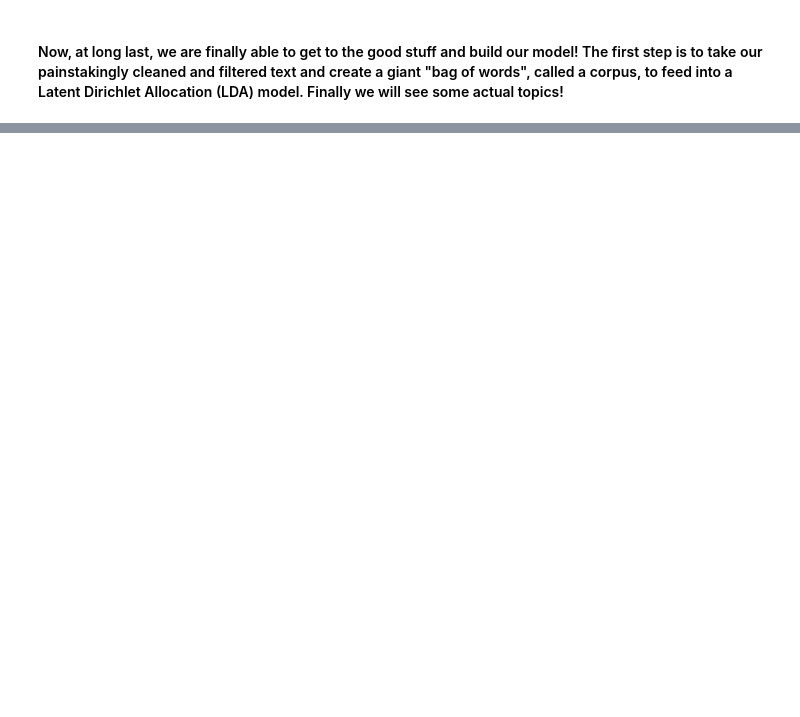
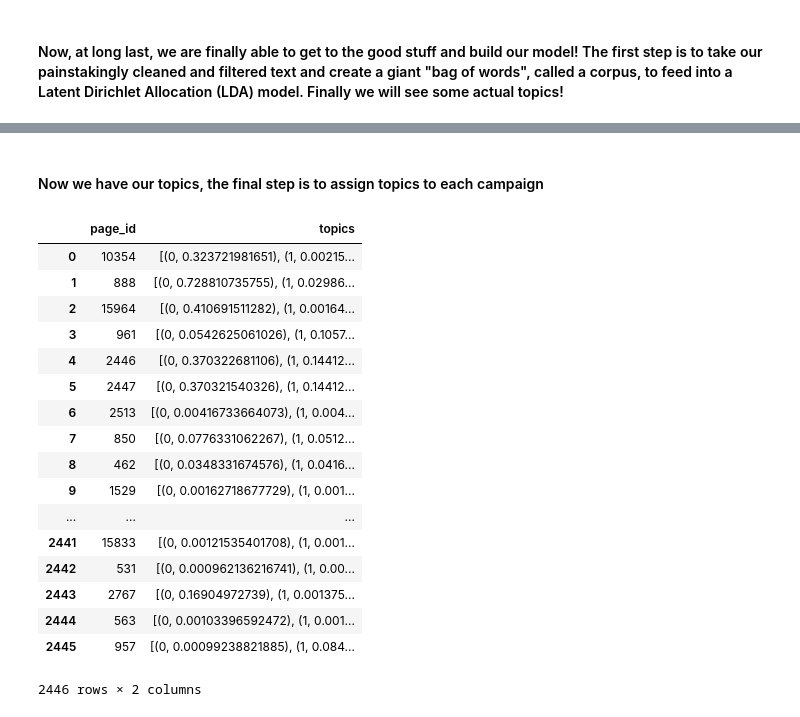
Before and after one commit to tara-m-harwood/springboard_coursework, a Jupyter notebook: Topic analysis with LDA - refactor.ipynb, the cells around one changed output, grey strips where cells are left out. Drawn from its saved outputs; the diff is of its cells as text; code cells hidden in the pictures; blank space fills up the shorter version.

```diff
--- a/Topic analysis with LDA - refactor.ipynb
+++ b/Topic analysis with LDA - refactor.ipynb
@@ -142,4 +157,6 @@ merged = pd.DataFrame(filtered[['page_id','page_name','text_filtered','tags_clea
 merged['text_merged'] = '' # for combined result of text and tags
 
 merged = concat_cols(merged,'text_filtered','tags_clean','text_merged',3)
-merged.head(4)
+
+pd.options.display.max_colwidth =60
+merged[['page_id','text_filtered','tags_clean','text_merged']].head(4)
@@ -148,15 +171,15 @@ merged.head(4)
 # %%
 def exclude_stopwords(df,old_col,new_col,num):
     stop_words = set(stopwords.words('english')) #read in my text file of stopwords
-    df[new_col] = df[old_col].apply(lambda x:[item for item in x if item not in stop_words]) #remove the stop words
+    df[new_col] = df[old_col].apply(lambda x:[word for word in x if word not in stop_words]) #remove the stop words
     ready_freq = FreqDist(df[new_col].sum()).most_common(num) #return the top words that are left by frequency
     return ready, ready_freq
 
-ready = pd.DataFrame(merged[['page_id','page_name','text_merged']]) #copy results of last step into a new frame
-ready['text_ready'] = ''
+go = pd.DataFrame(merged[['page_id','page_name','text_merged']]) #copy results of last step into a new frame
+go['text_go'] = ''
 
-ready, ready_freq = exclude_stopwords(ready,'text_merged','text_ready',10)
+go, go_freq = exclude_stopwords(ready,'text_merged','text_go',10)
 
-ready_freq #I use this list to find common words that I don't want in my analysis, then manually add them the stoplist
+go_freq #I use this list to find common words that I don't want in my analysis, then manually add them the stoplist
 
-ready_freq
+go_freq
@@ -169,10 +234,10 @@ def generate_lda(df,col,topics,words):
     camp_corpus = df[col].tolist()
     dictionary = corpora.Dictionary(camp_corpus)
     corpus = [dictionary.doc2bow(text) for text in camp_corpus]
-    lda = models.ldamodel.LdaModel(corpus, num_topics=topics, id2word = dictionary, passes=75)
+    lda = models.ldamodel.LdaModel(corpus, num_topics=topics, id2word = dictionary, passes=100)
     topics = lda.print_topics(num_topics=topics,num_words=words)
     return lda, corpus, dictionary, topics
 
-lda, corpus, dictionary, all_topics = generate_lda(ready,'text_ready',15,3)
+lda, corpus, dictionary, all_topics = generate_lda(stemmed,'text_stemmed',8,2)
 
 all_topics
@@ -182,0 +259,49 @@ pyLDAvis.display(vis)
+# %% [markdown]
+#### Now we have our topics, the final step is to assign topics to each campaign
+# %%
+# freq = FreqDist(df[old_col][0]).most_common(5) #return the top words that are left by frequency
+assigned = pd.DataFrame(stemmed[['page_id','page_name','text_stemmed']])
+assigned['freq'] = ''
+assigned['topics'] = ''
+
+def calc_freq(df,old_col,new_col,num):
+    #DAN: must be a more pythonic way of doing this, right?
+    for index, row in df.iterrows():
+        camp_freq = df['text_stemmed'][index]
+        dist = FreqDist(camp_freq)
+        df.set_value(index,'freq',dist.most_common(num))
+    return df
+
+def assign_topics(df,old_col,new_col,num):
+    #DAN: This one too!  I could only figure these out with loops
+    for index, row in df.iterrows():
+        t = df[old_col][index]
+        doc_bow = dictionary.doc2bow(t)
+        camp_tops = lda.get_document_topics(doc_bow,num)
+        df.set_value(index,new_col, camp_tops)
+    return df
+
+assigned = calc_freq(assigned,'text_stemmed','freq',20)
+assigned = assign_topics(assigned,'text_stemmed','topics',0)
+
+pd.options.display.max_colwidth =150
+assigned[['page_id','topics']]
+# %% [output]
+|  | page_id | topics |
+| 0 | 10354 | [(0, 0.323721981651), (1, 0.00215... |
+| 1 | 888 | [(0, 0.728810735755), (1, 0.02986... |
+| 2 | 15964 | [(0, 0.410691511282), (1, 0.00164... |
+| 3 | 961 | [(0, 0.0542625061026), (1, 0.1057... |
+| 4 | 2446 | [(0, 0.370322681106), (1, 0.14412... |
+| 5 | 2447 | [(0, 0.370321540326), (1, 0.14412... |
+| 6 | 2513 | [(0, 0.00416733664073), (1, 0.004... |
+| 7 | 850 | [(0, 0.0776331062267), (1, 0.0512... |
+| 8 | 462 | [(0, 0.0348331674576), (1, 0.0416... |
+| 9 | 1529 | [(0, 0.00162718677729), (1, 0.001... |
+| ... | ... | ... |
+| 2441 | 15833 | [(0, 0.00121535401708), (1, 0.001... |
+| 2442 | 531 | [(0, 0.000962136216741), (1, 0.00... |
+| 2443 | 2767 | [(0, 0.16904972739), (1, 0.001375... |
+| 2444 | 563 | [(0, 0.00103396592472), (1, 0.001... |
+| 2445 | 957 | [(0, 0.00099238821885), (1, 0.084... |
+2446 rows × 2 columns
```
Also changed, not shown: parts of 10 cells of this notebook.
